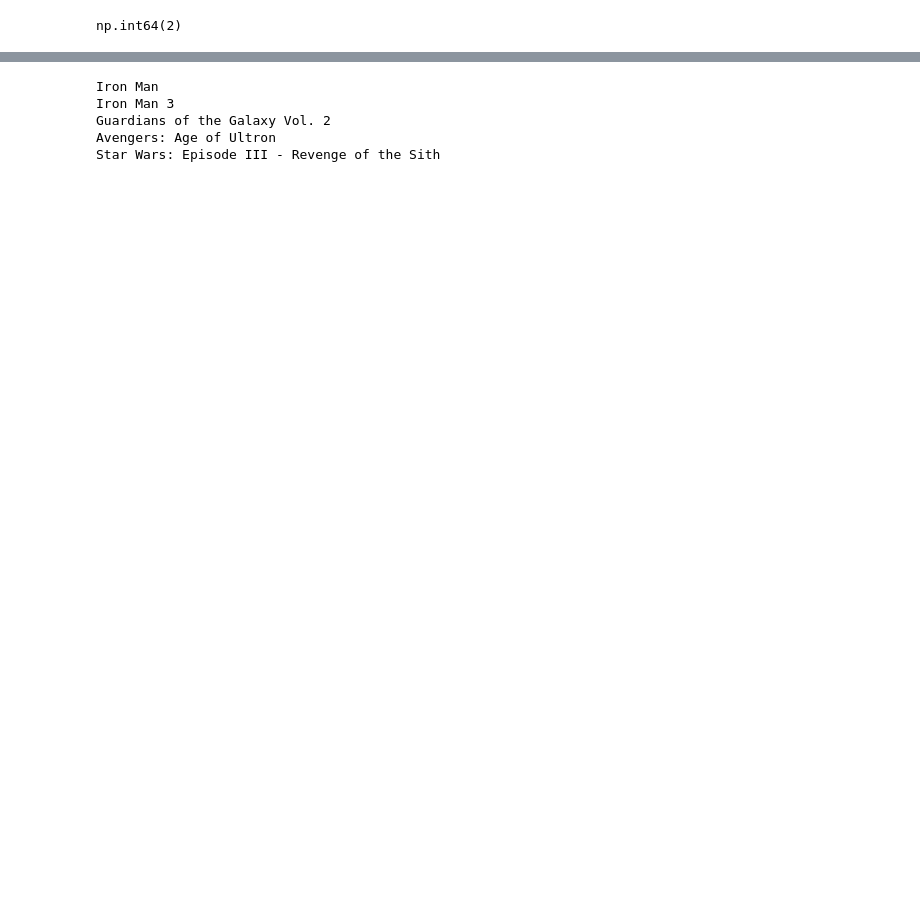
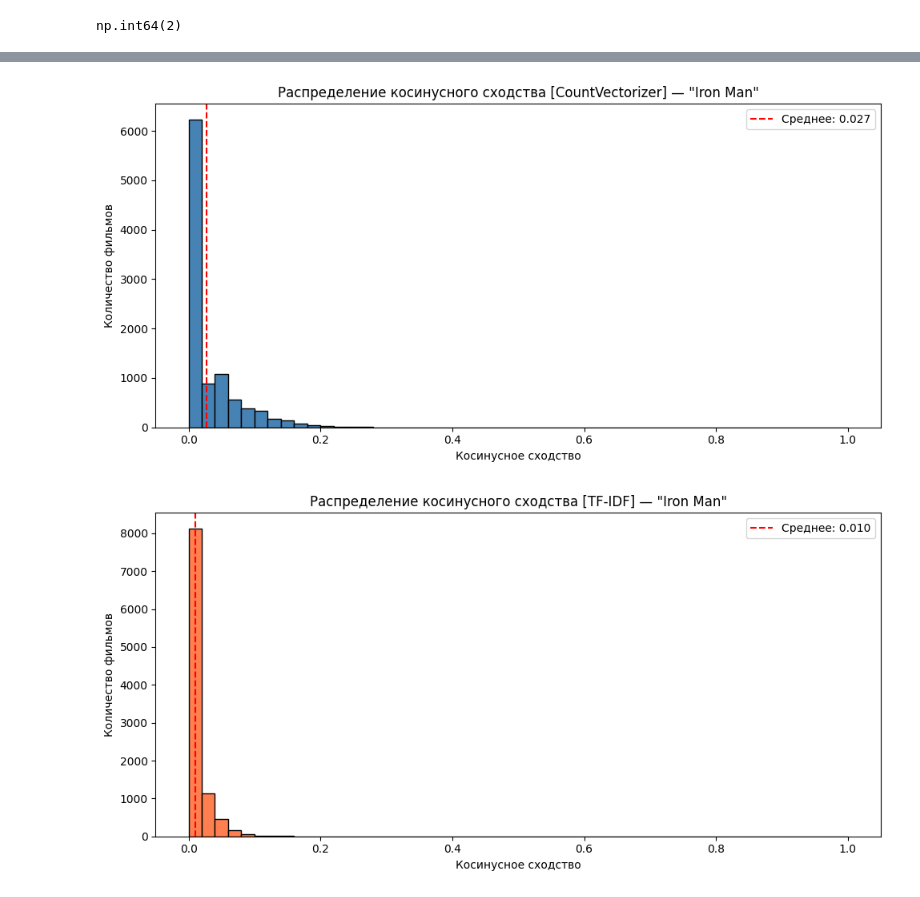
Before and after one commit to limona77/movie-recommender, a Jupyter notebook: backend/Main.ipynb, the cells around one changed output, grey strips where cells are left out. Drawn from its saved outputs; the diff is of its cells as text; code cells hidden in the pictures; blank space fills up the shorter version.

```diff
--- a/backend/Main.ipynb
+++ b/backend/Main.ipynb
@@ -136,3 +157,8 @@ vector=cv.fit_transform(new_data['tags'].values.astype('U')).toarray()
 vector.shape
 # %% [output]
 (10000, 10000)
+# %%
+# "Параметр max_features ограничивает размерность векторного пространства до 10 000 наиболее значимых термов. Stop words исключают незначимые служебные слова английского языка."
+tfidf = TfidfVectorizer(max_features=10000, stop_words='english')
+vector_tfidf = tfidf.fit_transform(new_data['tags'].values.astype('U')).toarray()
+print("TF-IDF shape:", vector_tfidf.shape)
@@ -158 +186,3 @@ array([[1.        , 0.05634362, 0.13041013, ..., 0.07559289, 0.11065667,
         1.        ]], shape=(10000, 10000))
+# %%
+similarity_tfidf = cosine_similarity(vector_tfidf)
@@ -179,8 +282,31 @@ def recommand(movies):
 # %%
-recommand("Iron Man")
+# ✅ ДОБАВЛЕНО 7: Визуализации
+import matplotlib.pyplot as plt
+import seaborn as sns
+
+# График 1: Распределение косинусного сходства (для обоих методов)
+def plot_similarity_distribution(movie_title, method='count'):
+    index  = new_data[new_data['title'] == movie_title].index[0]
+    scores = similarity[index] if method == 'count' else similarity_tfidf[index]
+    label  = 'CountVectorizer' if method == 'count' else 'TF-IDF'
+
+    plt.figure(figsize=(10, 5))
+    plt.hist(scores, bins=50, color='steelblue' if method == 'count' else 'coral', edgecolor='black')
+    plt.title(f'Распределение косинусного сходства [{label}] — "{movie_title}"')
+    plt.xlabel('Косинусное сходство')
+    plt.ylabel('Количество фильмов')
+    plt.axvline(x=scores.mean(), color='red', linestyle='--',
+                label=f'Среднее: {scores.mean():.3f}')
+    plt.legend()
+    plt.tight_layout()
+    plt.savefig(f'distribution_{method}.png', dpi=150)
+    plt.show()
+
+
+
+# Запускаем для обоих методов
+plot_similarity_distribution("Iron Man", method='count')
+plot_similarity_distribution("Iron Man", method='tfidf')
 # %% [output]
-Iron Man
-Iron Man 3
-Guardians of the Galaxy Vol. 2
-Avengers: Age of Ultron
-Star Wars: Episode III - Revenge of the Sith
+[figure, added]
+[figure, added]
```
Also changed, not shown: parts of 14 cells of this notebook, 6 other files.
